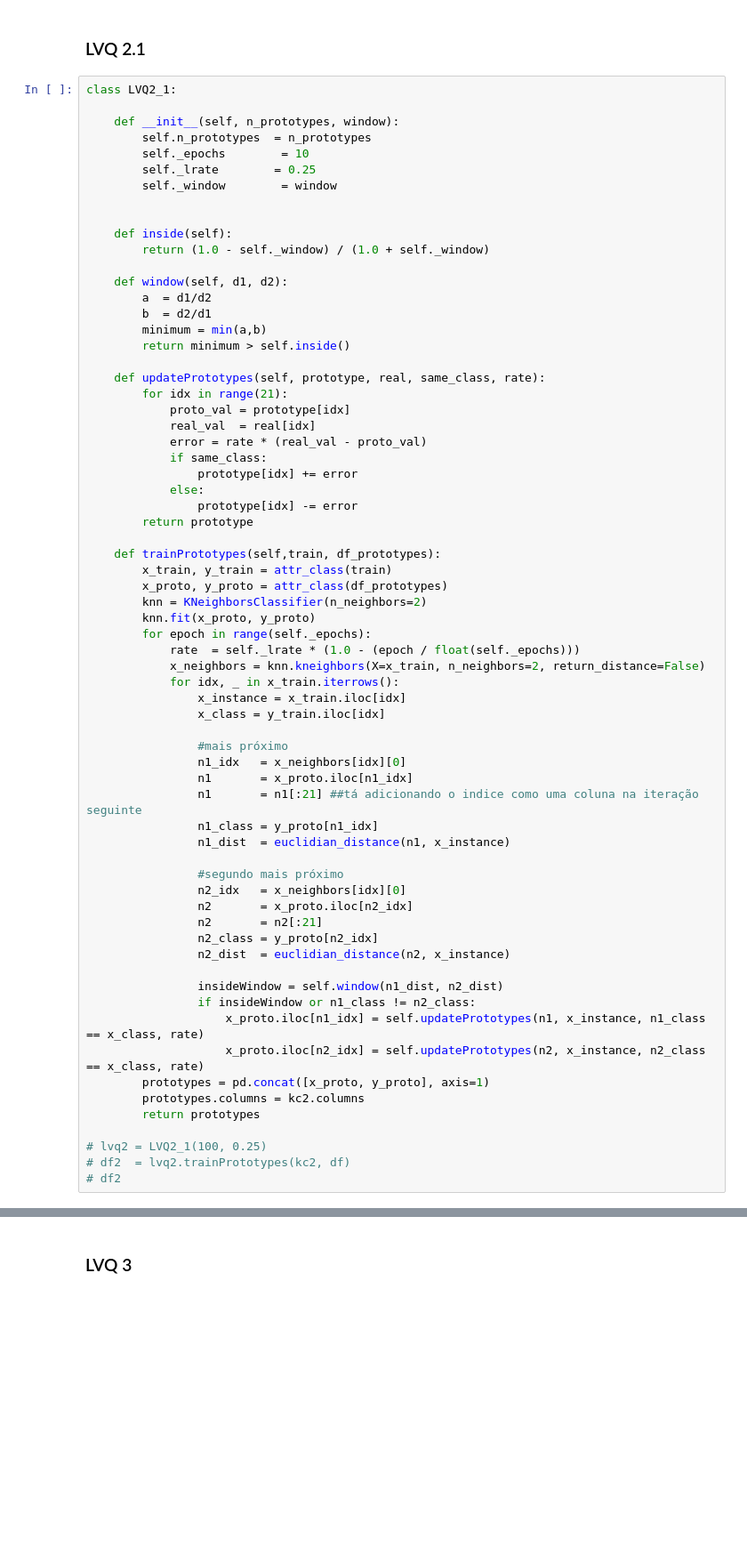
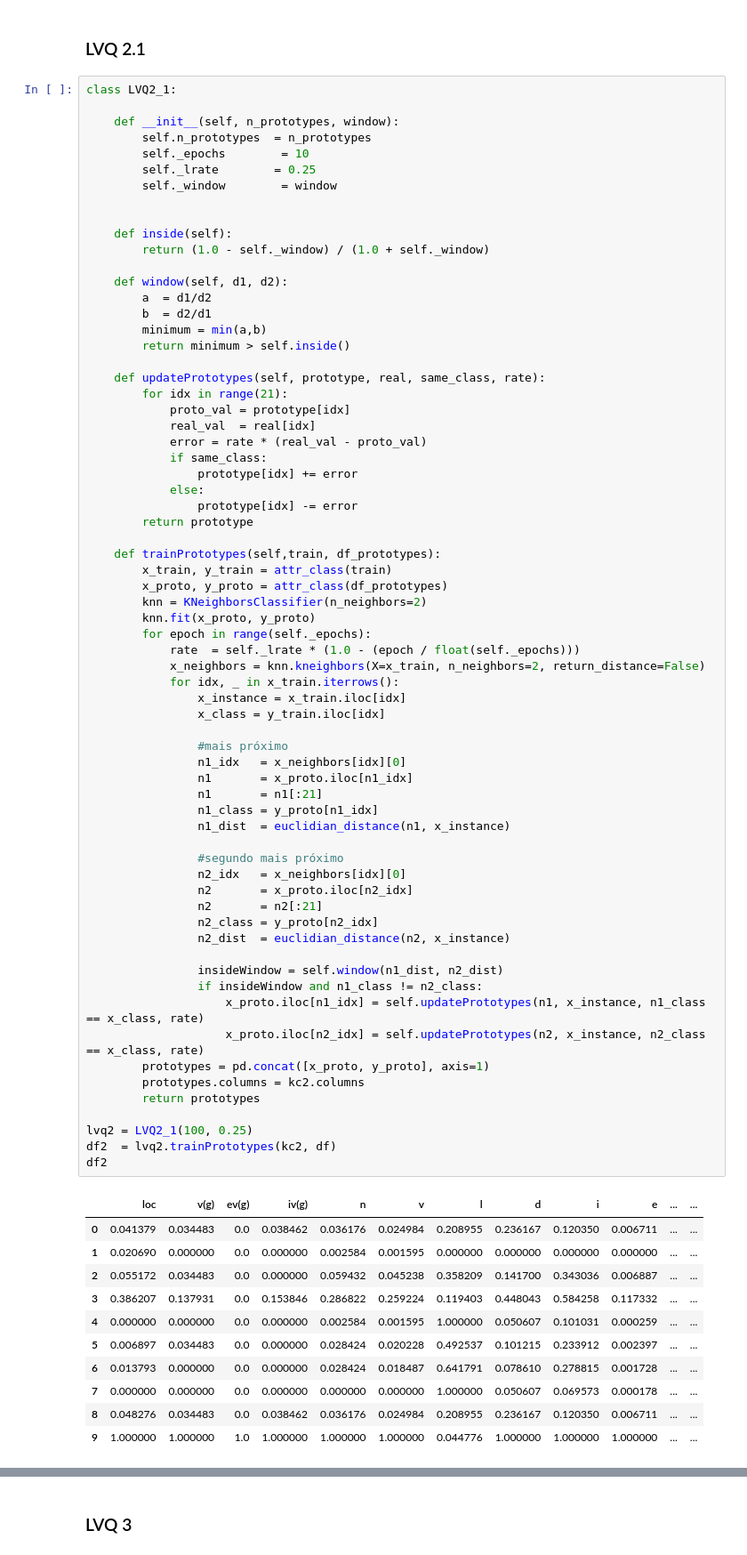
Before and after one commit to menezesmalu/machine_learning, a Jupyter notebook: lista 2/KC2 10 run separado.ipynb, the cells around one changed output, grey strips where cells are left out. Shown at 89% size. Cells and saved outputs as stored; diff of their text form; blank space fills up the shorter version.

```diff
--- a/lista 2/KC2 10 run separado.ipynb
+++ b/lista 2/KC2 10 run separado.ipynb
@@ -201,35 +214,47 @@ class LVQ2_1:
         x_proto, y_proto = attr_class(df_prototypes)
         knn = KNeighborsClassifier(n_neighbors=2)
         knn.fit(x_proto, y_proto)
         for epoch in range(self._epochs):
             rate  = self._lrate * (1.0 - (epoch / float(self._epochs)))
             x_neighbors = knn.kneighbors(X=x_train, n_neighbors=2, return_distance=False)
             for idx, _ in x_train.iterrows():
                 x_instance = x_train.iloc[idx]
                 x_class = y_train.iloc[idx]
 
                 #mais próximo
                 n1_idx   = x_neighbors[idx][0]
                 n1       = x_proto.iloc[n1_idx]
-                n1       = n1[:21] ##tá adicionando o indice como uma coluna na iteração seguinte
+                n1       = n1[:21]
                 n1_class = y_proto[n1_idx]
                 n1_dist  = euclidian_distance(n1, x_instance)
 
                 #segundo mais próximo
                 n2_idx   = x_neighbors[idx][0]
                 n2       = x_proto.iloc[n2_idx]
                 n2       = n2[:21]
                 n2_class = y_proto[n2_idx]
                 n2_dist  = euclidian_distance(n2, x_instance)
 
                 insideWindow = self.window(n1_dist, n2_dist)
-                if insideWindow or n1_class != n2_class:
+                if insideWindow and n1_class != n2_class:
                     x_proto.iloc[n1_idx] = self.updatePrototypes(n1, x_instance, n1_class == x_class, rate)
                     x_proto.iloc[n2_idx] = self.updatePrototypes(n2, x_instance, n2_class == x_class, rate)
         prototypes = pd.concat([x_proto, y_proto], axis=1)
         prototypes.columns = kc2.columns
         return prototypes
 
-# lvq2 = LVQ2_1(100, 0.25)
-# df2  = lvq2.trainPrototypes(kc2, df)
-# df2
+lvq2 = LVQ2_1(100, 0.25)
+df2  = lvq2.trainPrototypes(kc2, df)
+df2
+# %% [output]
+|  | loc | v(g) | ev(g) | iv(g) | n | v | l | d | i | e | ... | ... |
+| 0 | 0.041379 | 0.034483 | 0.0 | 0.038462 | 0.036176 | 0.024984 | 0.208955 | 0.236167 | 0.120350 | 0.006711 | ... | ... |
+| 1 | 0.020690 | 0.000000 | 0.0 | 0.000000 | 0.002584 | 0.001595 | 0.000000 | 0.000000 | 0.000000 | 0.000000 | ... | ... |
+| 2 | 0.055172 | 0.034483 | 0.0 | 0.000000 | 0.059432 | 0.045238 | 0.358209 | 0.141700 | 0.343036 | 0.006887 | ... | ... |
+| 3 | 0.386207 | 0.137931 | 0.0 | 0.153846 | 0.286822 | 0.259224 | 0.119403 | 0.448043 | 0.584258 | 0.117332 | ... | ... |
+| 4 | 0.000000 | 0.000000 | 0.0 | 0.000000 | 0.002584 | 0.001595 | 1.000000 | 0.050607 | 0.101031 | 0.000259 | ... | ... |
+| 5 | 0.006897 | 0.034483 | 0.0 | 0.000000 | 0.028424 | 0.020228 | 0.492537 | 0.101215 | 0.233912 | 0.002397 | ... | ... |
+| 6 | 0.013793 | 0.000000 | 0.0 | 0.000000 | 0.028424 | 0.018487 | 0.641791 | 0.078610 | 0.278815 | 0.001728 | ... | ... |
+| 7 | 0.000000 | 0.000000 | 0.0 | 0.000000 | 0.000000 | 0.000000 | 1.000000 | 0.050607 | 0.069573 | 0.000178 | ... | ... |
+| 8 | 0.048276 | 0.034483 | 0.0 | 0.038462 | 0.036176 | 0.024984 | 0.208955 | 0.236167 | 0.120350 | 0.006711 | ... | ... |
+| 9 | 1.000000 | 1.000000 | 1.0 | 1.000000 | 1.000000 | 1.000000 | 0.044776 | 1.000000 | 1.000000 | 1.000000 | ... | ... |
```
Also changed, not shown: parts of 8 cells of this notebook, 2 other files.
